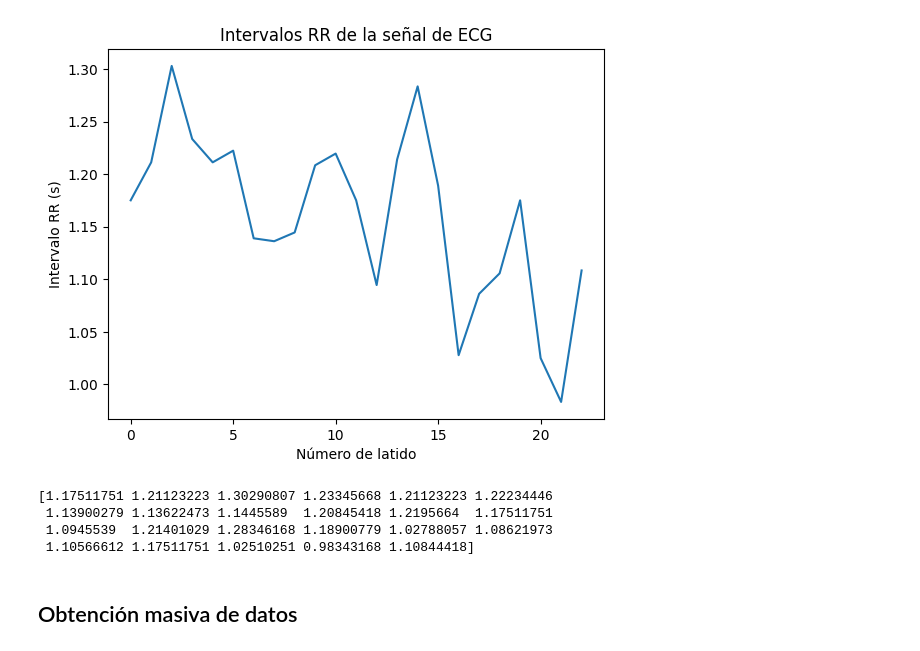
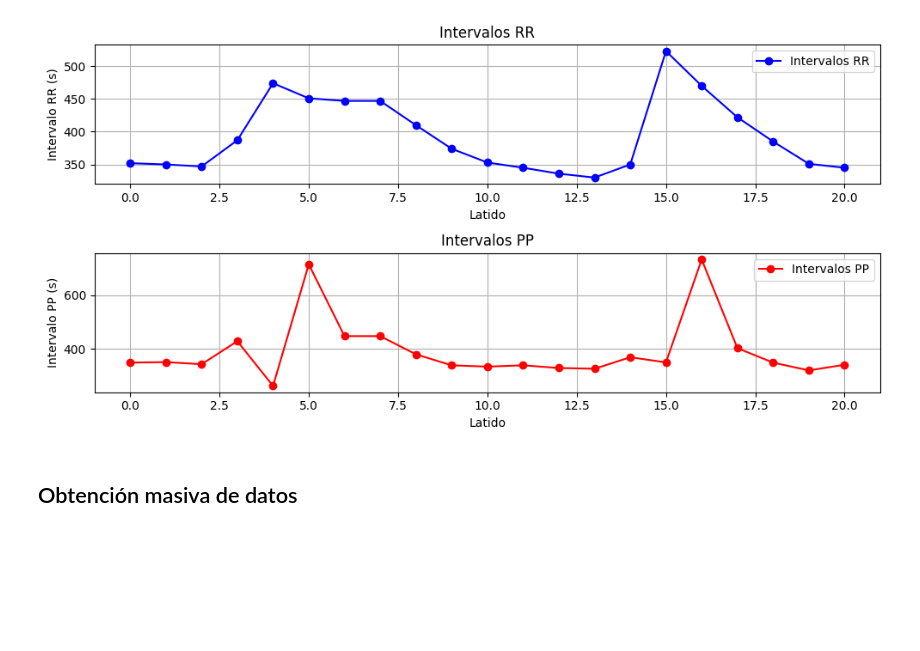
Before and after one commit to agusscarmu/ECG_Biometric, a Jupyter notebook: ecg.ipynb, the cells around one changed output. Cells and saved outputs as stored; diff of their text form; code cells hidden in the pictures; blank space fills up the shorter version.

```diff
--- a/ecg.ipynb
+++ b/ecg.ipynb
@@ -6,6 +9,6 @@ import wfdb
 # %%
 # Leer el archivo .dat con wfdb
-record = wfdb.rdsamp('./datasets/ecg-id-database-1.0.0/Person_1/rec_5')
+record = wfdb.rdsamp('./datasets/ecg-id-database-1.0.0/Person_59/rec_1')
 
 # Mostrar la señal y la información asociada
 ecg = record[0] # La señal de ECG
@@ -19,5 +22,5 @@ print(record[1])  # Información del registro
 # %%
-fs = 360
+fs = 500
 ts = 1/fs
 # vector de tiempo
 t = np.linspace(0,np.size(ecg), np.size(ecg))*ts #punto de inicio = 0, punto final = ultimo dato
@@ -47,13 +105,9 @@ ecg_filtrada = butter_lowpass_filter(ecg, cutoff, fs)
 # %%
-import wfdb.processing as wp
-
-# Detectar picos R usando wfdb
-qrs_indices = wp.gqrs_detect(sig=ecg_filtrada, fs=fs, threshold=1)
-
 # Graficar picos R
 plt.figure(figsize=(20,8))
 plt.plot(t, ecg_filtrada)
-plt.plot(t[qrs_indices], ecg_filtrada[qrs_indices], 'ro')  # Marcar picos
+plt.plot(t[p_indices], ecg_filtrada[p_indices], 'ro')  # Marcar picos
+plt.plot(t[qrs_indices], ecg_filtrada[qrs_indices], 'go')
 plt.xlabel('Tiempo (s)')
 plt.ylabel('Amplitud (mV)')
 plt.title('Picos R detectados en la señal de ECG (sin ruido)')
@@ -67,22 +122,34 @@ print(qrs_indices)
 # %%
 # Extraer intervalos RR
-rr_intervals = np.diff(t[qrs_indices])
+rr_intervals = ECGAnalizer.obtain_distances(qrs_indices)
+# Extraer intervalos PP
+pp_intervals = ECGAnalizer.obtain_distances(p_indices)
 
-# Graficar intervalos RR
-plt.plot(rr_intervals)
-plt.xlabel('Número de latido')
-plt.ylabel('Intervalo RR (s)')
-plt.title('Intervalos RR de la señal de ECG')
+plt.figure(figsize=(10, 5))
+
+# Subplot para los intervalos RR
+plt.subplot(2, 1, 1)
+plt.plot(rr_intervals, marker='o', label="Intervalos RR", color='b')
+plt.title("Intervalos RR")
+plt.xlabel("Latido")
+plt.ylabel("Intervalo RR (s)")
+plt.grid(True)
+plt.legend()
+
+# Subplot para los intervalos PP
+plt.subplot(2, 1, 2)
+plt.plot(pp_intervals, marker='o', label="Intervalos PP", color='r')
+plt.title("Intervalos PP")
+plt.xlabel("Latido")
+plt.ylabel("Intervalo PP (s)")
+plt.grid(True)
+plt.legend()
+
+# Mostrar la gráfica
+plt.tight_layout()
 plt.show()
 # %% [output]
-[figure, old version]
+[figure, new version]
-# %%
-print(rr_intervals)
-# %% [output]
-[1.17511751 1.21123223 1.30290807 1.23345668 1.21123223 1.22234446
- 1.13900279 1.13622473 1.1445589  1.20845418 1.2195664  1.17511751
- 1.0945539  1.21401029 1.28346168 1.18900779 1.02788057 1.08621973
- 1.10566612 1.17511751 1.02510251 0.98343168 1.10844418]
 # %% [markdown]
 ## Obtención masiva de datos
 # %%
```
Also changed, not shown: parts of 12 cells of this notebook, 1 other file.
